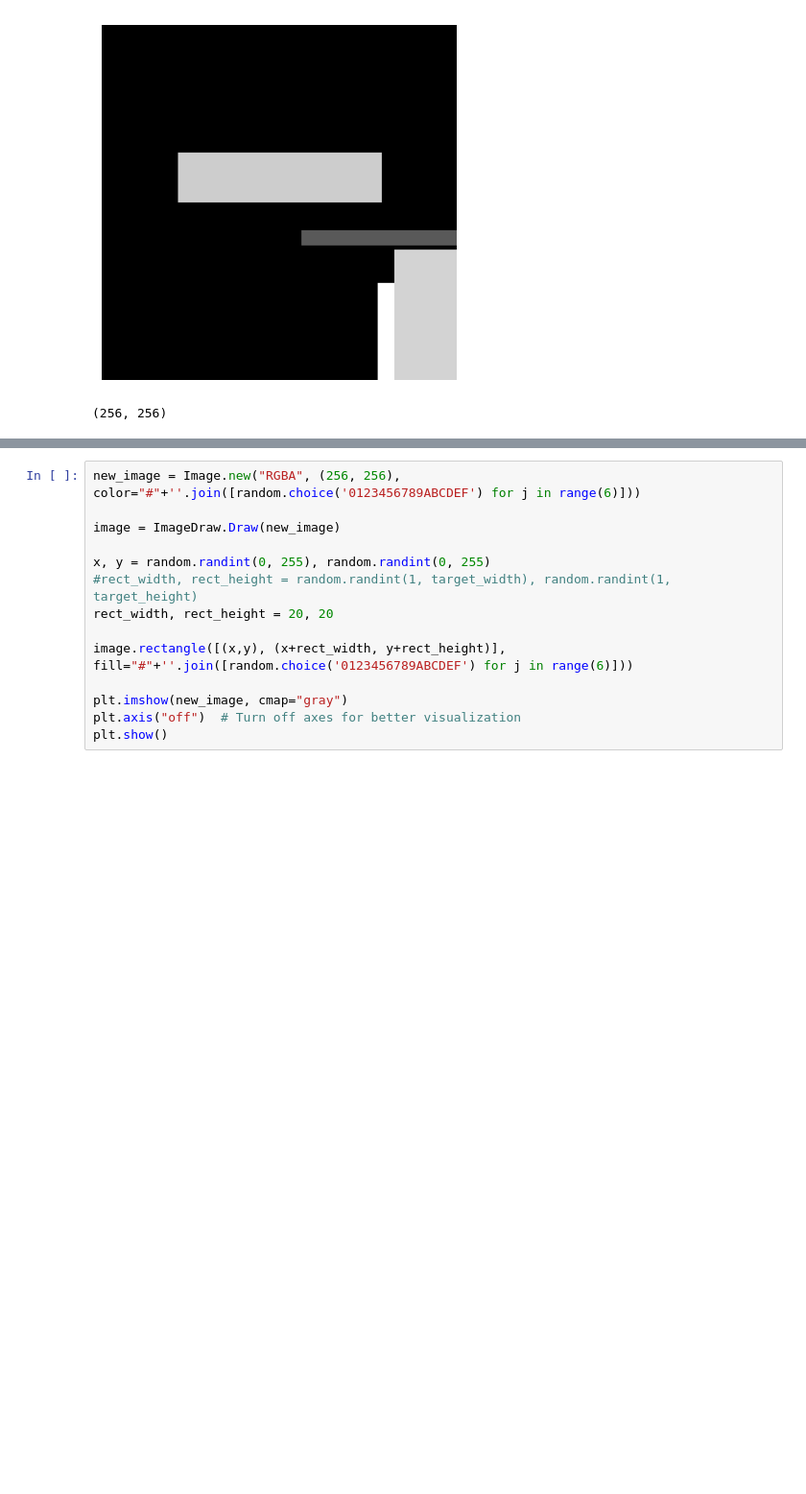
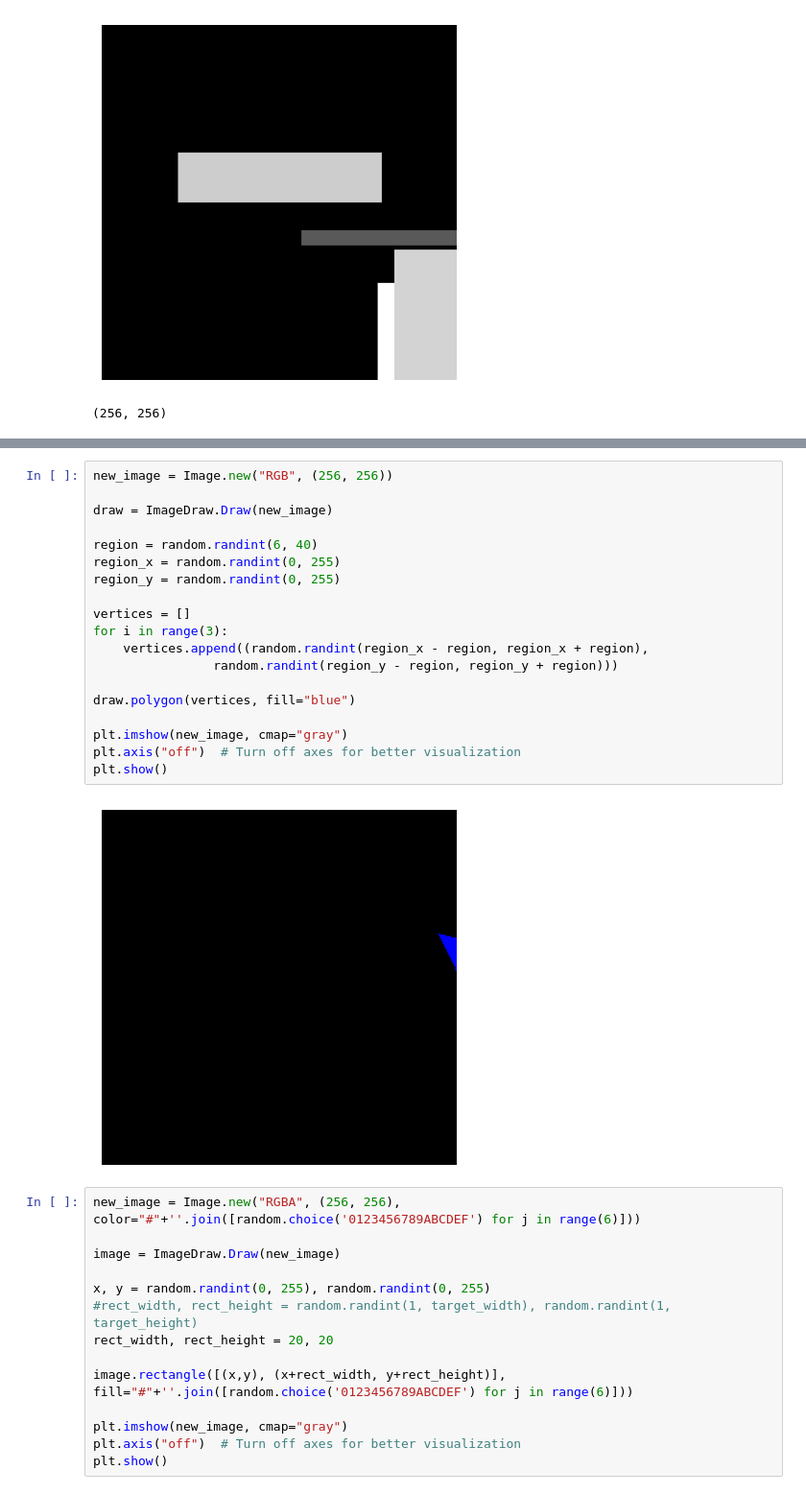
Before and after one commit to marcobarrasso1/GA_Image_Reconstruction, a Jupyter notebook: GA.ipynb, the cells around one changed output, grey strips where cells are left out. Shown at 96% size. Saved outputs shown, nothing was run; the diff lists cells and outputs as text; blank space fills up the shorter version.

```diff
--- a/GA.ipynb
+++ b/GA.ipynb
@@ -98,3 +137,24 @@ plt.show()
+# %%
+new_image = Image.new("RGB", (256, 256))
+
+draw = ImageDraw.Draw(new_image)
+
+region = random.randint(6, 40)
+region_x = random.randint(0, 255)
+region_y = random.randint(0, 255)
+
+vertices = []
+for i in range(3):
+    vertices.append((random.randint(region_x - region, region_x + region),
+                random.randint(region_y - region, region_y + region)))
+
+draw.polygon(vertices, fill="blue")
+
+plt.imshow(new_image, cmap="gray")
+plt.axis("off")  # Turn off axes for better visualization
+plt.show()
+# %% [output]
+[figure, added]
 # %%
 new_image = Image.new("RGBA", (256, 256), color="#"+''.join([random.choice('0123456789ABCDEF') for j in range(6)]))
 
```
Also changed, not shown: parts of 3 cells of this notebook, 16 other files.
